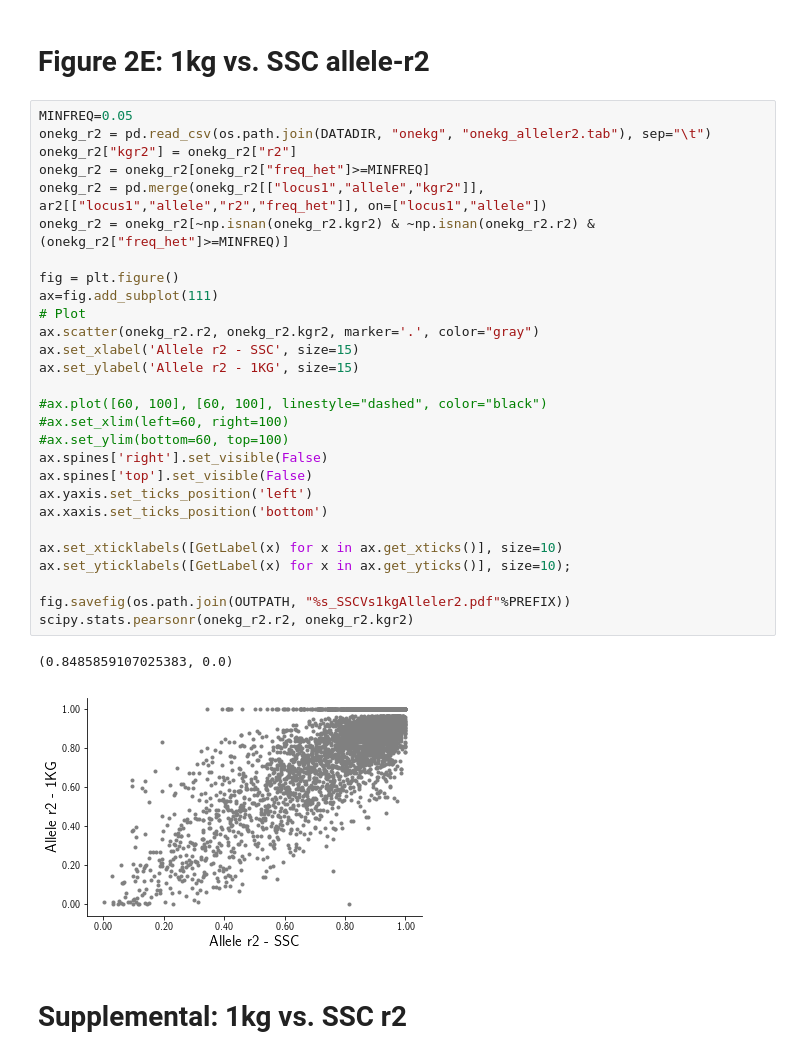
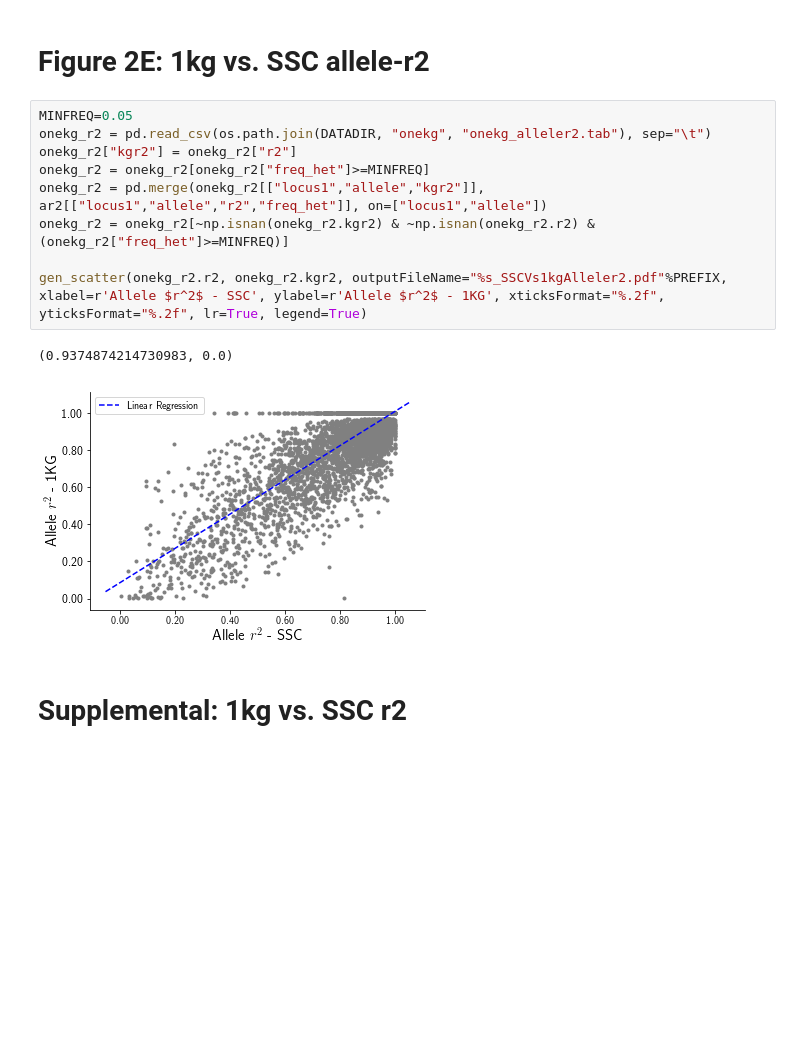
Before and after one commit to gymreklab/ssc-imputation, a Jupyter notebook: haplotype_paper/Figures/Figure2_SSCLD.ipynb, the cells around one changed output. Cells and saved outputs as stored; diff of their text form; blank space fills up the shorter version.

Commit message:
adding scripts for haplotype plots

```diff
--- a/haplotype_paper/Figures/Figure2_SSCLD.ipynb
+++ b/haplotype_paper/Figures/Figure2_SSCLD.ipynb
@@ -264,33 +227,14 @@ scipy.stats.pearsonr(onekg.ssc_concord, onekg.onekg_concord)
 # %%
 MINFREQ=0.05
 onekg_r2 = pd.read_csv(os.path.join(DATADIR, "onekg", "onekg_alleler2.tab"), sep="\t")
 onekg_r2["kgr2"] = onekg_r2["r2"]
 onekg_r2 = onekg_r2[onekg_r2["freq_het"]>=MINFREQ]
 onekg_r2 = pd.merge(onekg_r2[["locus1","allele","kgr2"]], ar2[["locus1","allele","r2","freq_het"]], on=["locus1","allele"])
 onekg_r2 = onekg_r2[~np.isnan(onekg_r2.kgr2) & ~np.isnan(onekg_r2.r2) & (onekg_r2["freq_het"]>=MINFREQ)]
 
-fig = plt.figure()
-ax=fig.add_subplot(111)
-# Plot
-ax.scatter(onekg_r2.r2, onekg_r2.kgr2, marker='.', color="gray")
-ax.set_xlabel('Allele r2 - SSC', size=15)
-ax.set_ylabel('Allele r2 - 1KG', size=15)
-
-#ax.plot([60, 100], [60, 100], linestyle="dashed", color="black")
-#ax.set_xlim(left=60, right=100)
-#ax.set_ylim(bottom=60, top=100)
-ax.spines['right'].set_visible(False)
-ax.spines['top'].set_visible(False)
-ax.yaxis.set_ticks_position('left')
-ax.xaxis.set_ticks_position('bottom')
-
-ax.set_xticklabels([GetLabel(x) for x in ax.get_xticks()], size=10)
-ax.set_yticklabels([GetLabel(x) for x in ax.get_yticks()], size=10);
-
-fig.savefig(os.path.join(OUTPATH, "%s_SSCVs1kgAlleler2.pdf"%PREFIX))
-scipy.stats.pearsonr(onekg_r2.r2, onekg_r2.kgr2)
+gen_scatter(onekg_r2.r2, onekg_r2.kgr2, outputFileName="%s_SSCVs1kgAlleler2.pdf"%PREFIX, xlabel=r'Allele $r^2$ - SSC', ylabel=r'Allele $r^2$ - 1KG', xticksFormat="%.2f", yticksFormat="%.2f", lr=True, legend=True)
 # %% [output]
-(0.8485859107025383, 0.0)
+(0.9374874214730983, 0.0)
-[figure, old version]
+[figure, new version]
 # %% [markdown]
 # Supplemental: 1kg vs. SSC r2
```
Also changed, not shown: parts of 16 cells of this notebook, 3 other files.
